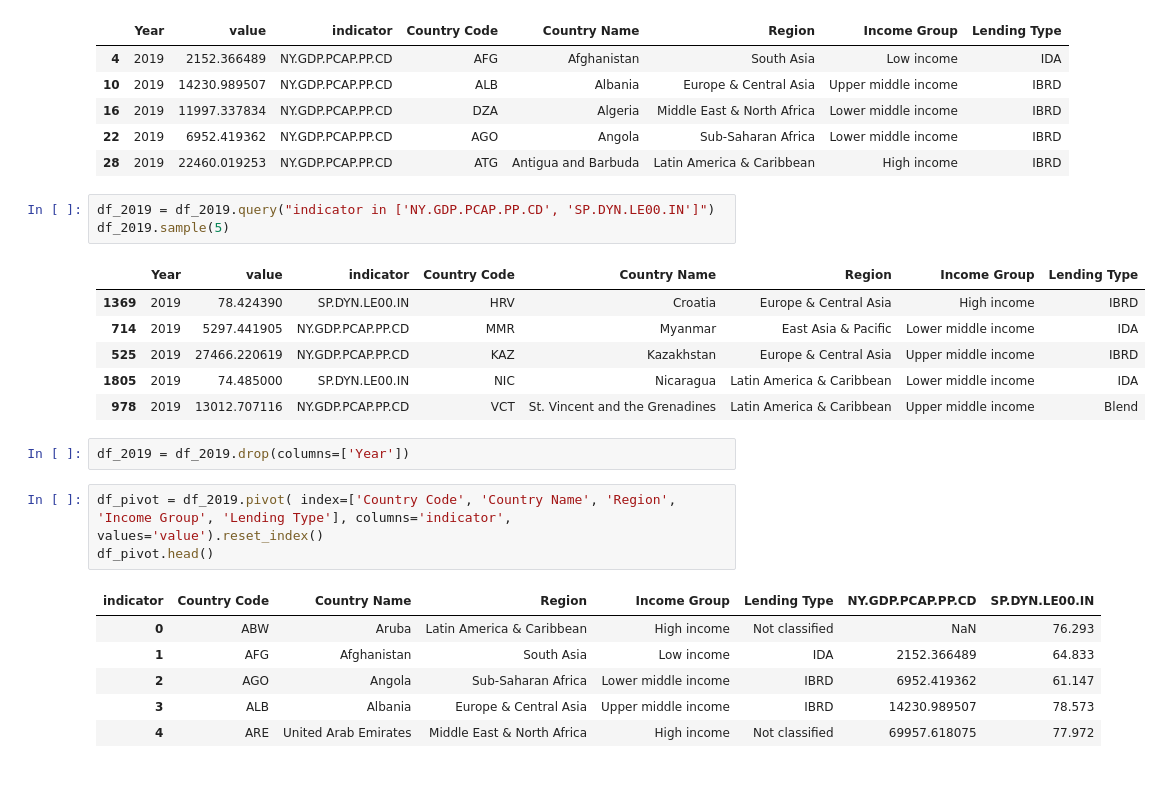
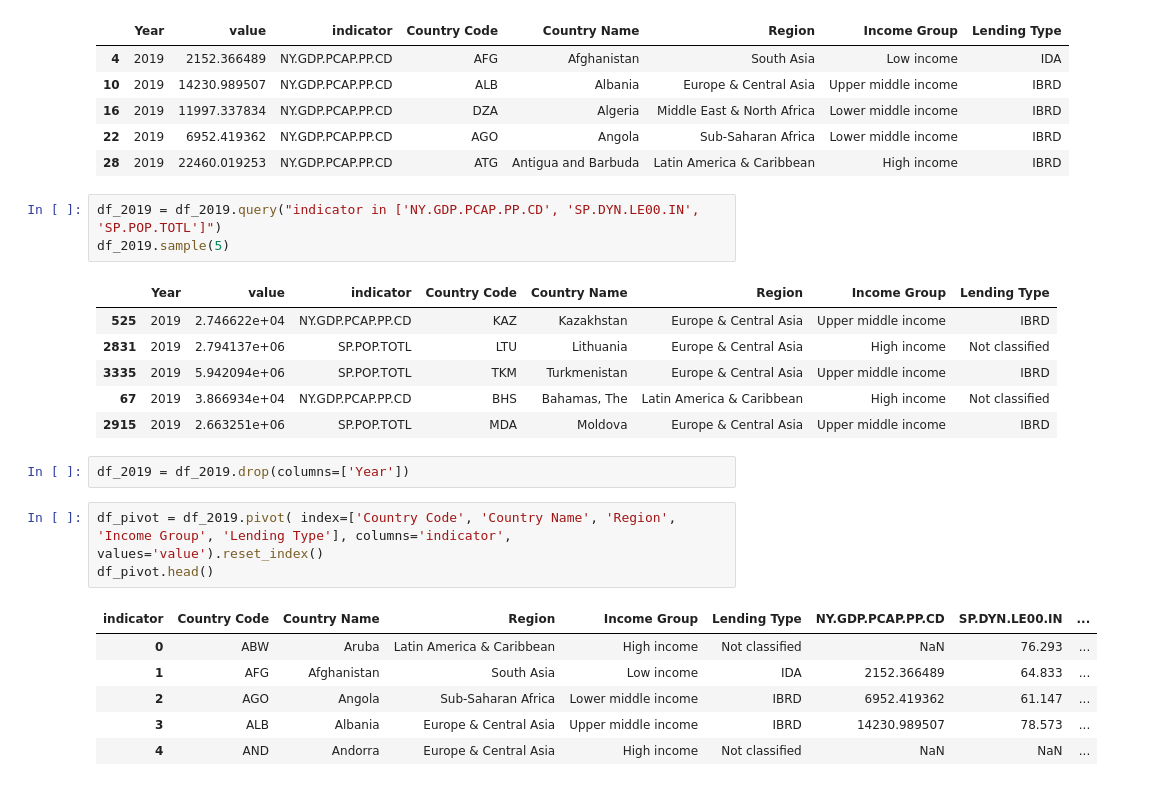
Before and after one commit to nirav3/data690_nirav, a Jupyter notebook: assignments/assignment_8/In_Class_Practice.ipynb, the cells around one changed output. Cells and saved outputs as stored; diff of their text form.

```diff
--- a/assignments/assignment_8/In_Class_Practice.ipynb
+++ b/assignments/assignment_8/In_Class_Practice.ipynb
@@ -29,26 +29,26 @@ df_2019.head()
 | 22 | 2019 | 6952.419362 | NY.GDP.PCAP.PP.CD | AGO | Angola | Sub-Saharan Africa | Lower middle income | IBRD |
 | 28 | 2019 | 22460.019253 | NY.GDP.PCAP.PP.CD | ATG | Antigua and Barbuda | Latin America & Caribbean | High income | IBRD |
 # %%
-df_2019 = df_2019.query("indicator in ['NY.GDP.PCAP.PP.CD', 'SP.DYN.LE00.IN']")
+df_2019 = df_2019.query("indicator in ['NY.GDP.PCAP.PP.CD', 'SP.DYN.LE00.IN', 'SP.POP.TOTL']")
 df_2019.sample(5)
 # %% [output]
 |  | Year | value | indicator | Country Code | Country Name | Region | Income Group | Lending Type |
-| 1369 | 2019 | 78.424390 | SP.DYN.LE00.IN | HRV | Croatia | Europe & Central Asia | High income | IBRD |
-| 714 | 2019 | 5297.441905 | NY.GDP.PCAP.PP.CD | MMR | Myanmar | East Asia & Pacific | Lower middle income | IDA |
-| 525 | 2019 | 27466.220619 | NY.GDP.PCAP.PP.CD | KAZ | Kazakhstan | Europe & Central Asia | Upper middle income | IBRD |
-| 1805 | 2019 | 74.485000 | SP.DYN.LE00.IN | NIC | Nicaragua | Latin America & Caribbean | Lower middle income | IDA |
-| 978 | 2019 | 13012.707116 | NY.GDP.PCAP.PP.CD | VCT | St. Vincent and the Grenadines | Latin America & Caribbean | Upper middle income | Blend |
+| 525 | 2019 | 2.746622e+04 | NY.GDP.PCAP.PP.CD | KAZ | Kazakhstan | Europe & Central Asia | Upper middle income | IBRD |
+| 2831 | 2019 | 2.794137e+06 | SP.POP.TOTL | LTU | Lithuania | Europe & Central Asia | High income | Not classified |
+| 3335 | 2019 | 5.942094e+06 | SP.POP.TOTL | TKM | Turkmenistan | Europe & Central Asia | Upper middle income | IBRD |
+| 67 | 2019 | 3.866934e+04 | NY.GDP.PCAP.PP.CD | BHS | Bahamas, The | Latin America & Caribbean | High income | Not classified |
+| 2915 | 2019 | 2.663251e+06 | SP.POP.TOTL | MDA | Moldova | Europe & Central Asia | Upper middle income | IBRD |
 # %%
 df_2019 = df_2019.drop(columns=['Year'])
 # %%
 df_pivot = df_2019.pivot( index=['Country Code', 'Country Name', 'Region', 'Income Group', 'Lending Type'], columns='indicator', values='value').reset_index()
 df_pivot.head()
 # %% [output]
-| indicator | Country Code | Country Name | Region | Income Group | Lending Type | NY.GDP.PCAP.PP.CD | SP.DYN.LE00.IN |
-| 0 | ABW | Aruba | Latin America & Caribbean | High income | Not classified | NaN | 76.293 |
-| 1 | AFG | Afghanistan | South Asia | Low income | IDA | 2152.366489 | 64.833 |
-| 2 | AGO | Angola | Sub-Saharan Africa | Lower middle income | IBRD | 6952.419362 | 61.147 |
-| 3 | ALB | Albania | Europe & Central Asia | Upper middle income | IBRD | 14230.989507 | 78.573 |
-| 4 | ARE | United Arab Emirates | Middle East & North Africa | High income | Not classified | 69957.618075 | 77.972 |
+| indicator | Country Code | Country Name | Region | Income Group | Lending Type | NY.GDP.PCAP.PP.CD | SP.DYN.LE00.IN | ... |
+| 0 | ABW | Aruba | Latin America & Caribbean | High income | Not classified | NaN | 76.293 | ... |
+| 1 | AFG | Afghanistan | South Asia | Low income | IDA | 2152.366489 | 64.833 | ... |
+| 2 | AGO | Angola | Sub-Saharan Africa | Lower middle income | IBRD | 6952.419362 | 61.147 | ... |
+| 3 | ALB | Albania | Europe & Central Asia | Upper middle income | IBRD | 14230.989507 | 78.573 | ... |
+| 4 | AND | Andorra | Europe & Central Asia | High income | Not classified | NaN | NaN | ... |
 # %%
 fig = px.scatter(
```
Also changed, not shown: parts of 1 cell of this notebook.
